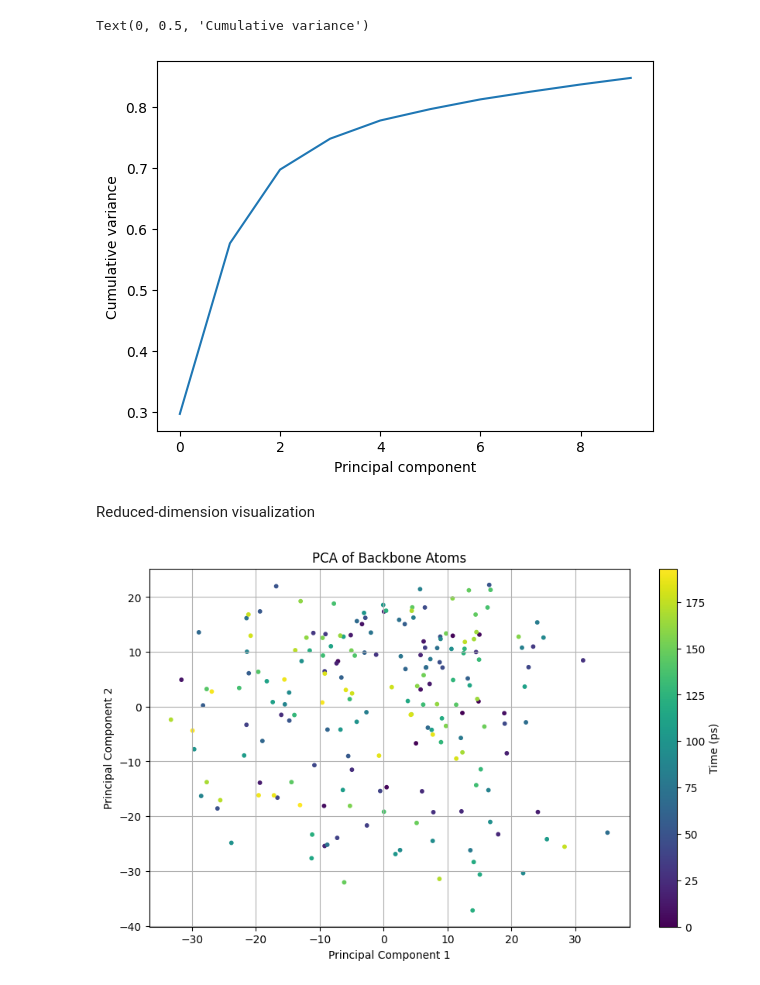
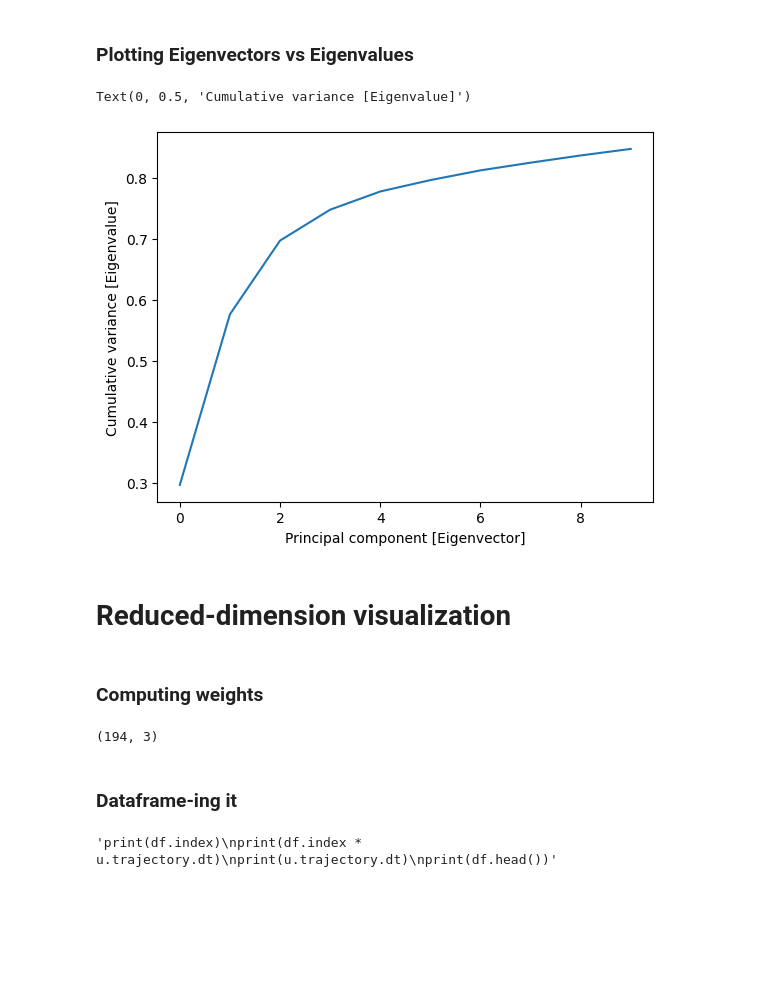
Before and after one commit to viveksoorya/2k39-bioemu-200-samples, a Jupyter notebook: notebooks/pca.ipynb, the cells around one changed output. Cells and saved outputs as stored; diff of their text form; code cells hidden in the pictures; blank space fills up the shorter version.

```diff
--- a/notebooks/pca.ipynb
+++ b/notebooks/pca.ipynb
@@ -4,14 +6,12 @@ from MDAnalysis.tests.datafiles import PSF, DCD
 from MDAnalysis.analysis import pca, align
 
 
-topology_file = "/home/uni/necessary-things-for-recreating-bioemu-project-from-scratch/PDBs/topology-1200-odd-atoms.pdb"
-trajectory_file = "/home/uni/necessary-things-for-recreating-bioemu-project-from-scratch/PDBs/visualization-1200-odd-atoms/combined-samples-trajectory.pdb"
+topology_file = "/home/uni/bioemu/2k39-bioemu-200-samples/PDBs/topology-1200-odd-atoms.pdb"
+trajectory_file = "/home/uni/bioemu/2k39-bioemu-200-samples/PDBs/visualization-1200-odd-atoms/combined-samples-trajectory.pdb"
 u = mda.Universe(topology_file, trajectory_file)
 n_pc = None # number of principal components to compute; None means all components
 
-# Align the trajectory to the first frame using the backbone atoms
-# This is necessary for PCA to ensure that the analysis is not affected by translational and rotational motion
-# and to focus on the conformational changes of the protein.
+# Align the trajectory to the first frame using the backbone atoms. This is necessary for PCA to ensure that the analysis is not affected by translational and rotational motion and to focus on the conformational changes of the protein.
 aligner = align.AlignTraj(u, u, select='backbone', in_memory=True).run()
 
 pca_analysis = pca.PCA(u, select='backbone', align=True, mean=None, n_components=n_pc).run()
@@ -55,34 +32,39 @@ Variance 912: -2.591588896055893e-07
+# %% [markdown]
+### Plotting Eigenvectors vs Eigenvalues
 # %%
 import matplotlib.pyplot as mplt
 mplt.plot(pca_analysis.cumulated_variance[:10])
-mplt.xlabel('Principal component')
-mplt.ylabel('Cumulative variance')
+mplt.xlabel('Principal component [Eigenvector]')
+mplt.ylabel('Cumulative variance [Eigenvalue]')
 # mplt.show()  # uncomment to show the plot in a non interactive environment
 # %% [output]
-Text(0, 0.5, 'Cumulative variance')
+Text(0, 0.5, 'Cumulative variance [Eigenvalue]')
-[figure, old version]
+[figure, new version]
 # %% [markdown]
-Reduced-dimension visualization
+# Reduced-dimension visualization
+# %% [markdown]
+### Computing weights
 # %%
-weights = pca_analysis.transform(backbone,n_components=n_pc)
-weights.shape # (n_frames, n_components)
+# converting backbone (an atomgroup) into eigenvector (here principal component) based weight. Here the weight is the eigenvector itself scaled by the signed deviation of the coordinate from the mean (where mean could be the the coordinate of the centroid structure of the average of the all the frames coordinates for that atom):
 
-# For easy handling, we can convert the weights to a pandas DataFrame
-import pandas as pd
-weights_df = pd.DataFrame(weights, columns=[f'PC{i+1}' for i in range(weights.shape[1])])
-weights_df['time (ps)'] = weights_df.index * u.trajectory.dt
-weights_df.head()
-# Save the weights to a CSV file for further analysis
-weights_df.to_csv('pca_weights.csv', index=False)
+transformed = pca_analysis.transform(backbone,n_components=3) # transformed is weights of atomgroups projected onto a principal component; each principal component gets its own set of weights for a given atomgroup
+print(transformed.shape) # (n_frames, n_components)
+# %% [output]
+(194, 3)
-# %%
-# Plot the first two principal components
-mplt.figure(figsize=(10, 6))
-mplt.scatter(weights_df['PC1'], weights_df['PC2'], c=weights_df['time (ps)'], cmap='viridis', s=10)
-mplt.colorbar(label='Time (ps)')
-mplt.xlabel('Principal Component 1')
-mplt.ylabel('Principal Component 2')
-mplt.title('PCA of Backbone Atoms')
-mplt.grid()
-# mplt.show()  # uncomment to show the plot in a non interactive environment
-# %% [output]
-[figure, removed]
+# %% [markdown]
+### Dataframe-ing it
+# %%
+# Now, for easy handling, we can convert the transformed to a pandas DataFrame
+import pandas as pd
+df = pd.DataFrame(transformed, columns=['PC{}'.format(i+1) for i in range(3)])
+df['Time (ps)'] = df.index * u.trajectory.dt
+# print(df.head())
+# Save the transformed to a CSV file for further analysis
+df.to_csv('pca_transformed.csv', index=False)
+
+"""print(df.index)
+print(df.index * u.trajectory.dt)
+print(u.trajectory.dt)
+print(df.head())"""
+# %% [output]
+'print(df.index)\nprint(df.index * u.trajectory.dt)\nprint(u.trajectory.dt)\nprint(df.head())'
```
Also changed, not shown: parts of 12 cells of this notebook, 24 other files.
